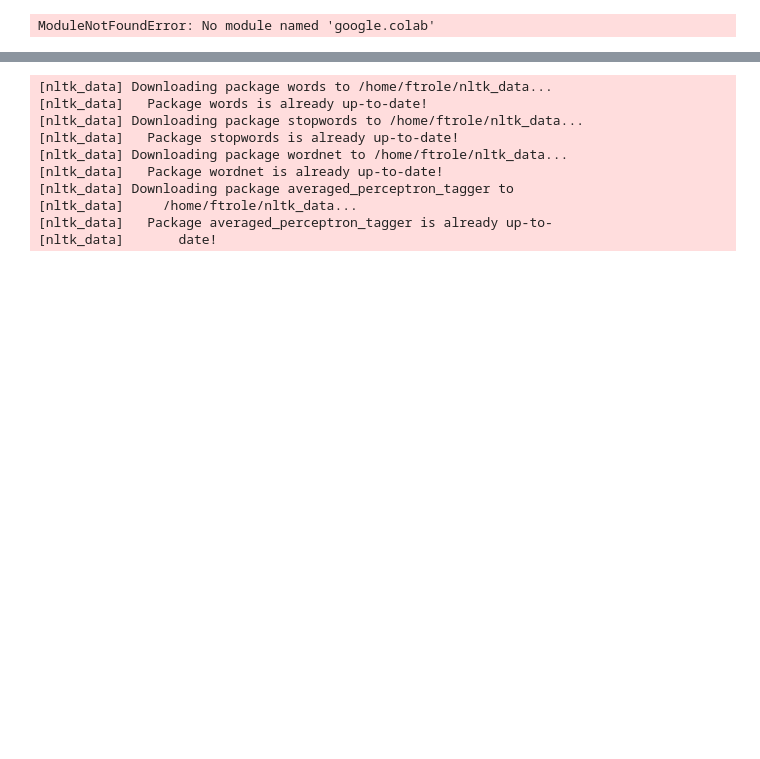
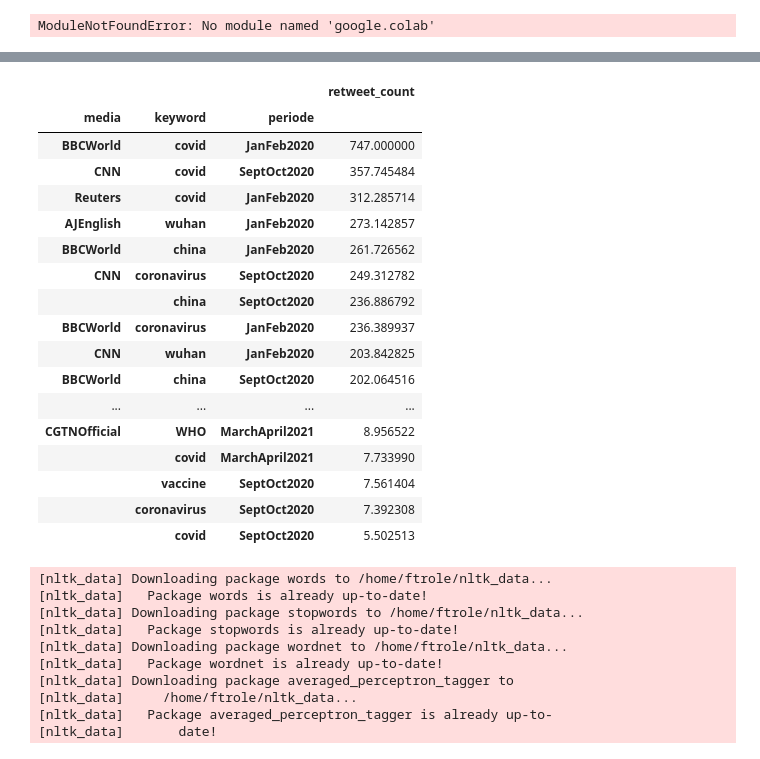
Before and after one commit to silviapoletti/Covid19-related-tweets-Network-Analysis, a Jupyter notebook: src/NS_word_measures.ipynb, the cells around one changed output, grey strips where cells are left out. Drawn from its saved outputs; the diff is of its cells as text; code cells hidden in the pictures; blank space fills up the shorter version.

Commit message:
sort keywords, media and periode by average fav/rt

```diff
--- a/src/NS_word_measures.ipynb
+++ b/src/NS_word_measures.ipynb
@@ -33,4 +34,4 @@ CNN_df = pd.read_csv('/content/drive/MyDrive/NS_project_data/data/CNN_all_tweets
 ModuleNotFoundError: No module named 'google.colab'
 # %%
 # instead run this to import from the repository
-CNN_df =pd.read_csv('../all_tweets.csv')
+df =pd.read_csv("C:/Users/User/OneDrive/Bureau/GICQUEL-T/padou/network science/covid-tweets/data/1.disaggregated/AJEnglish_china_202001220000_202002220000.csv")
@@ -38,0 +38,14 @@ ordered_df=CNN_df.sort_values(by="retweet_count", ascending =False)
+# %%
+print(df.columns)
+filename="AJEnglish_china_202001220000_202002220000"
+new_column= filename.split("_")
+df=df[['text', 'retweet_count']]
+df['media'] = new_column[0]
+df['keyword'] = new_column[1]
+if new_column[2]=="202001220000":
+    df['periode'] = "JanFeb2020"
+elif new_column[2]=="202009200000":
+    df['periode'] = "SeptOct2020"
+elif new_column[2]=="202103170000":
+    df['periode'] = "MarchApril2021"
+df.head()
@@ -69,3 +82,62 @@ EmptyDataError: No columns to parse from file
+# %%
+#order the average number of rt for differente media, keyword, periode
+def order_by_rt(file_path):
+    alltweet =pd.DataFrame({
+        'text':  [],
+        'retweet_count': [],
+        'media': [],
+        'keyword': [],
+        'periode': [],
+        })
+
+    for file in os.listdir(file_path):
+        split_tup = os.path.splitext(file_path+"/"+file)
+        file_name = split_tup[0]
+        file_extension = split_tup[1]
+        if file_extension==".csv":
+
+            df =pd.read_csv(file_path+"/"+file)
+
+            new_column= file.split("_")
+            df=df[['text', 'retweet_count']]
+            df['media'] = new_column[0]
+            df['keyword'] = new_column[1]
+            if new_column[2]=="202001220000":
+                df['periode'] = "JanFeb2020"
+            elif new_column[2]=="202009200000":
+                df['periode'] = "SeptOct2020"
+            elif new_column[2]=="202103170000":
+                df['periode'] = "MarchApril2021"
+
+            alltweet = pd.concat([alltweet,df])
+    rt_mean = alltweet.groupby(['media', 'keyword','periode']).mean('retweet_count')
+    rt_mean=rt_mean.sort_values(by="retweet_count", ascending =False)
+    #rt_mean.to_csv(file_path+"/"+"rt_mean.csv")
+    return(rt_mean)
+
+
+test=order_by_rt("C:/Users/User/OneDrive/Bureau/GICQUEL-T/padou/network science/covid-tweets/data/1.disaggregated")
+pd.options.display.max_rows=100
+test.head(84)
+# %% [output]
+|  |  |  | retweet_count |
+| media | keyword | periode |  |
+| BBCWorld | covid | JanFeb2020 | 747.000000 |
+| CNN | covid | SeptOct2020 | 357.745484 |
+| Reuters | covid | JanFeb2020 | 312.285714 |
+| AJEnglish | wuhan | JanFeb2020 | 273.142857 |
+| BBCWorld | china | JanFeb2020 | 261.726562 |
+| CNN | coronavirus | SeptOct2020 | 249.312782 |
+|  | china | SeptOct2020 | 236.886792 |
+| BBCWorld | coronavirus | JanFeb2020 | 236.389937 |
+| CNN | wuhan | JanFeb2020 | 203.842825 |
+| BBCWorld | china | SeptOct2020 | 202.064516 |
+| ... | ... | ... | ... |
+| CGTNOfficial | WHO | MarchApril2021 | 8.956522 |
+|  | covid | MarchApril2021 | 7.733990 |
+|  | vaccine | SeptOct2020 | 7.561404 |
+|  | coronavirus | SeptOct2020 | 7.392308 |
+|  | covid | SeptOct2020 | 5.502513 |
 # %%
 def extract_text(df):     # extract the text from the tweets
   list_strings = []
```
Also changed, not shown: parts of 4 cells of this notebook, 2 other files.
